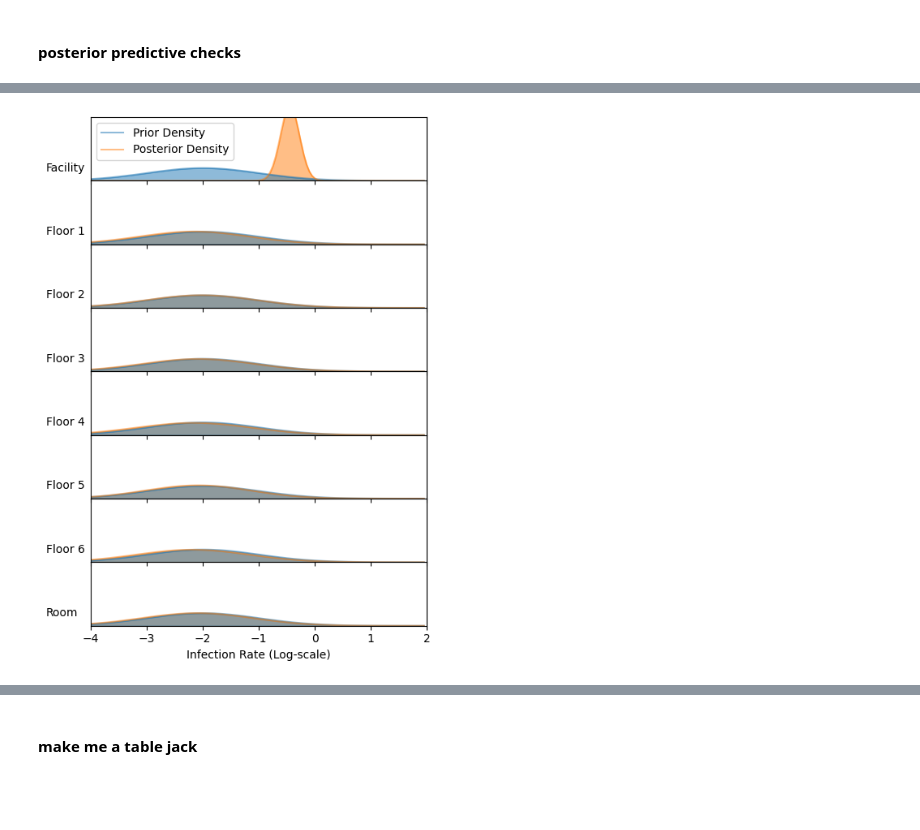
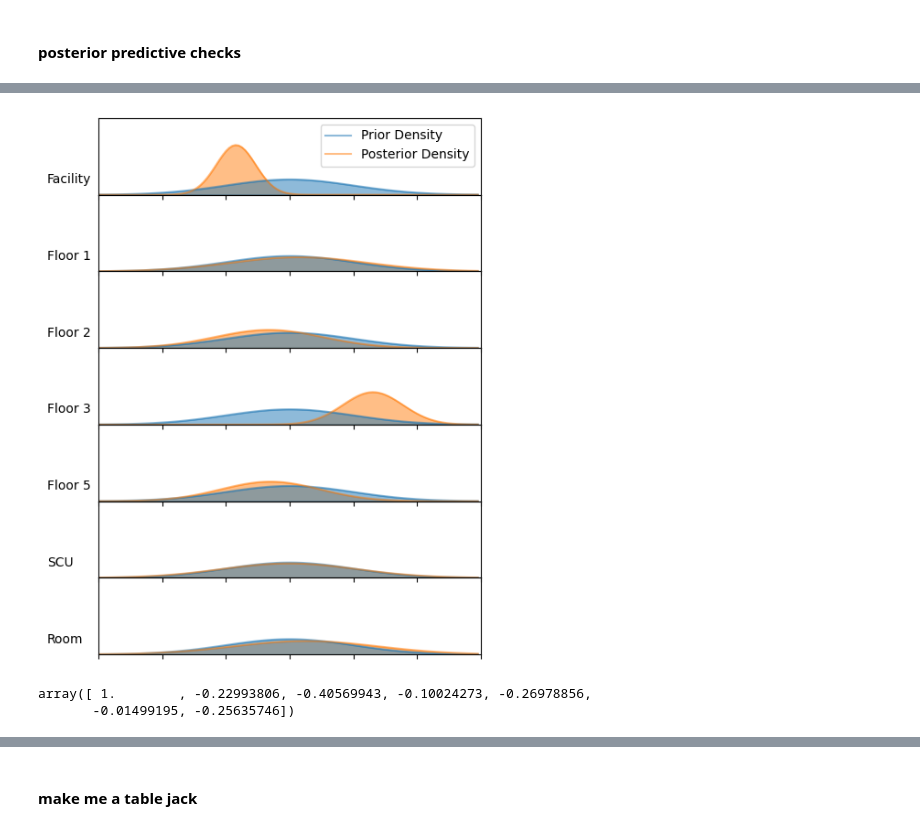
Before and after one commit to epibayes/np-epid, a Jupyter notebook: notebooks/crkp_results.ipynb, the cells around one changed output, grey strips where cells are left out. Saved outputs shown, nothing was run; the diff lists cells and outputs as text; code cells hidden in the pictures; blank space fills up the shorter version.

Commit message:
rescale heterogeneous data

```diff
--- a/notebooks/crkp_results.ipynb
+++ b/notebooks/crkp_results.ipynb
@@ -113,5 +83,6 @@ np.median(II / NN)
 # %%
 prior_mu = -1
 prior_sigma = 1
+crkp_model = CRKPTransmissionSimulator(epi_dir, prior_mu, prior_sigma, heterogeneous=False)
 # %%
 # best run: n_sample = 4k, d_model = 80 patience = 50
@@ -260,7 +222,7 @@ df_het = df_het[df_het["mean_field"] == False]
 mu = np.array(df_het["mu"].iloc[0][0])
 sigma = np.array(df_het["sigma"].iloc[0])
 rates = []
-for i in range(8):
+for i in range(7):
     rates.append(np.exp(mu[i] + sigma[i][i]/2))
 rates = np.array(rates)
 # %%
@@ -285,7 +252,7 @@ npe_sample = neural_posterior.rvs(size=K, random_state=2)
 posterior_predictive = np.empty((K, T))
 for i in range(K):
     x_rep = crkp_model.CRKP_simulator(npe_sample[i], i)
-    posterior_predictive[i] =  np.array(x_rep[j])
+    posterior_predictive[i] =  np.array(x_rep[j] * SCALE[j])
 pp_mean = posterior_predictive.mean(0)
 labels = ["Post. Pred. Draw"] + [None for _ in range(K-1)]
 I_o = np.array(x_o)[j]
@@ -295,11 +262,11 @@ plt.plot(posterior_predictive.T,
          alpha=0.1)
 plt.plot(pp_mean, label="Post. Pred. Mean", linestyle="--",
          color="orange")
-# sns.lineplot(NN, color="green", linestyle="--", label="Total")
+sns.lineplot(NN, color="green", linestyle="--", label="Total")
 plt.legend()
 plt.ylabel("Patients")
 plt.xlabel("Time Steps")
 # plt.savefig("images/crkp_ppc_het.png")
-# plt.ylim(0, 135)
+plt.ylim(0, 135)
 plt.show()
 # %% [output]
@@ -307,26 +273,0 @@ plt.show()
-# %%
-crkp_model = CRKPTransmissionSimulator(epi_dir, prior_mu, prior_sigma, heterogeneous=True)
-neural_posterior = multivariate_normal(mu, sigma)
-K = 30
-T = x_o.shape[1]
-npe_sample = neural_posterior.rvs(size=K, random_state=2)
-posterior_predictive = np.empty((K, T))
-for i in range(K):
-    x_rep = crkp_model.CRKP_simulator(npe_sample[i], i)
-    posterior_predictive[i] =  np.array(x_rep[0])
-pp_mean = posterior_predictive.mean(0)
-labels = ["Post. Pred. Draw"] + [None for _ in range(K-1)]
-I_o = np.array(x_o)[0]
-plt.plot(I_o, label="Observed", color="k")
-plt.plot(posterior_predictive.T,
-         label=labels, color="b",
-         alpha=0.1)
-plt.plot(pp_mean, label="Post. Pred. Mean", linestyle="--",
-         color="orange")
-sns.lineplot(NN, color="green", linestyle="--", label="Total")
-plt.legend()
-plt.ylabel("Patients")
-plt.xlabel("Time Steps")
-# plt.savefig("images/crkp_ppc_het.png")
-plt.ylim(0, 135)
-plt.show()
@@ -335,47 +274,52 @@ plt.show()
 # %%
 grid = gs.GridSpec(8, 1)
 fig = plt.figure(figsize=(5,7))
-x = np.arange(-4, 2, 0.05)
+x = np.arange(-3, 3, 0.05)
 axes = []
-labels = ["Facility"] + [f"Floor {i}" for i in range(1,7)] + ["Room"]
+labels_full = ["Facility", "Floor 1", "Floor 2", "Floor 3", "Floor 5", "SCU", "Room"]
 alpha = 0.5
-for i in range(8):
+for i in range(7):
     legend = False if i > 0 else True
     axes.append(fig.add_subplot(grid[i:i+1, 0:]))
 
     priory = norm.pdf(x, prior_mu[i], np.sqrt(prior_sigma[i]))
     posty = norm.pdf(x, mu[i], np.sqrt(sigma[i][i]))
     sns.lineplot(x=x, y=priory, label="Prior Density", ax=axes[-1], legend=legend, alpha=alpha)
 
     sns.lineplot(x=x, y=posty, label="Posterior Density", ax=axes[-1], legend=legend, alpha=alpha)
 
     rect = axes[-1].patch
     rect.set_alpha(0)
 
     axes[-1].set_yticklabels([])
     axes[-1].set_ylabel('')
 
     axes[-1].set_ylim(0, 2)
-    axes[-1].set_xlim(-4, 2)
+    axes[-1].set_xlim(-3, 3)
 
     axes[-1].set_yticks([])
 
     if i < 8 - 1:
         axes[-1].set_xticklabels([])
     else:
         axes[-1].set_xlabel("Infection Rate (Log-scale)")
 
     axes[-1].fill_between(x, posty, color='#ff7f0e', alpha=alpha)
     axes[-1].fill_between(x, priory, color='#1f77b4', alpha=alpha)
 
 
-    axes[-1].text(-4.8, 0.3, labels[i])
+    axes[-1].text(-3.8, 0.3, labels_full[i])
 grid.update(hspace= -.0)
 plt.tight_layout()
 # plt.savefig("images/crkp_compare_het.png")
 plt.show()
 # %% [output]
-[figure, old version]
+[figure, new version]
+# %%
+corr[0]
+# %% [output]
+array([ 1.        , -0.22993806, -0.40569943, -0.10024273, -0.26978856,
+       -0.01499195, -0.25635746])
 # %%
 D = np.diag(1 / np.sqrt(np.diag(sigma)))
 corr = D @ sigma @ D
```
Also changed, not shown: parts of 48 cells of this notebook, 4 other files.
